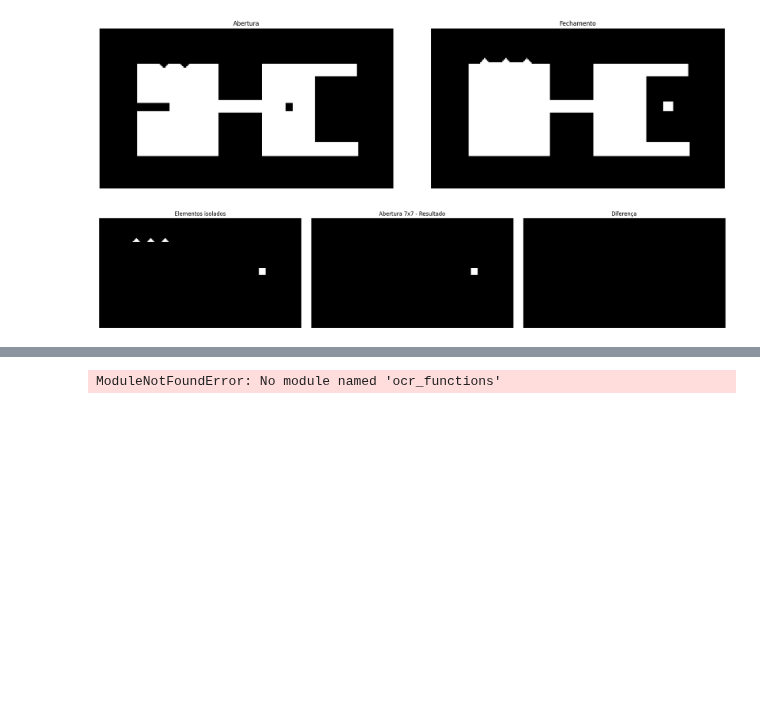
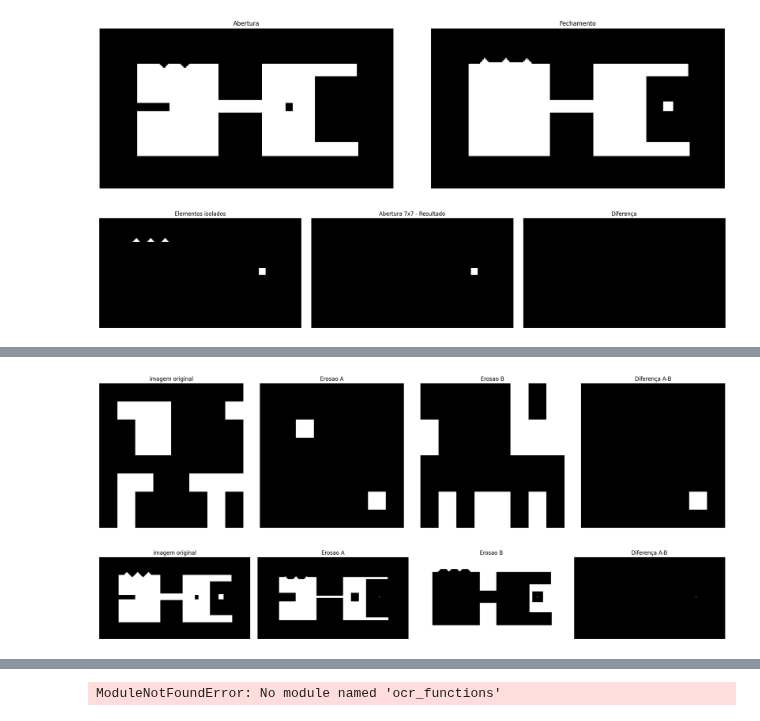
Before and after one commit to DanFerrari/comp_vision_usp, a Jupyter notebook: Lista_de_Exercicio_2.ipynb, the cells around one changed output, grey strips where cells are left out. Drawn from its saved outputs; the diff is of its cells as text; code cells hidden in the pictures; blank space fills up the shorter version.

```diff
--- a/Lista_de_Exercicio_2.ipynb
+++ b/Lista_de_Exercicio_2.ipynb
@@ -427,19 +427,44 @@ Veja que, quando as condições mencionadas são satisfeitas, o resultado é uma
 # %%
 # 5.1
 imagem = np.array((
     [0, 0, 0, 0, 0, 0, 0, 0],
     [0, 255, 255, 255, 0, 0, 0, 255],
     [0, 0, 255, 255, 0, 0, 0, 0],
     [0, 0, 255, 255, 0, 0, 0, 0],
     [0, 0, 0, 0, 0, 0, 0, 0],
     [0, 255, 255, 0, 0, 255, 255, 255],
     [0,255, 0, 0, 0, 0, 255, 0],
     [0, 255, 0, 0, 0, 0, 255, 0]), dtype="uint8")
 
+
+
 ## -- Seu código começa AQUI -- ##
+
+
+A = np.array([
+    [1,1,1],
+    [0,1,0],
+    [0,1,0]
+                ], dtype="uint8")
+B = 1 - A
+
+erosao_A1 = cv.erode(imagem,A,iterations=1)
+
+invertida = 255 - imagem
+
+erosao_B1 = cv.erode(invertida,B,iterations=1)
+
+logic_and = np.bitwise_and(erosao_A1,erosao_B1)
+
+exibir_imagens_horizontal([imagem,erosao_A1,erosao_B1,logic_and],["imagem original","Erosao A", "Erosao B", "Diferença A-B"])
+
+
+
 
 
 
 ## -- Seu código termina AQUI -- ##
 
 ## -- COMENTÁRIOS -- ##
+# %% [output]
+[figure, added]
@@ -455,3 +471,29 @@ imagem = np.array((
+# %%
+#5.2
+## -- Seu código começa AQUI -- ##
+img = cv.imread("../comp_vision_usp/imagens/pratica_02/shapes.png")
+rect = cv.getStructuringElement(cv.MORPH_RECT,(7,7))
+SE_A = np.zeros((9,9),dtype="uint8")
+SE_A[1:8,1:8] = rect
+
+SE_B = 1 - SE_A
+
+erosao_A2 = cv.erode(img,SE_A,iterations=1)
+
+invertida = 255 - img
+
+erosao_B2 = cv.erode(invertida,SE_B,iterations=1)
+
+logic_and2 = np.bitwise_and(erosao_A2,erosao_B2)
+
+exibir_imagens_horizontal([img,erosao_A2,erosao_B2,logic_and2],["imagem original","Erosao A", "Erosao B", "Diferença A-B"])
+
+
+## -- Seu código termina AQUI -- ##
+
+## -- COMENTÁRIOS -- ##
+# %% [output]
+[figure, added]
 # %% [markdown]
 ### 6) Aplicação (2.0/10)
 
```
Also changed, not shown: parts of 1 cell of this notebook.
